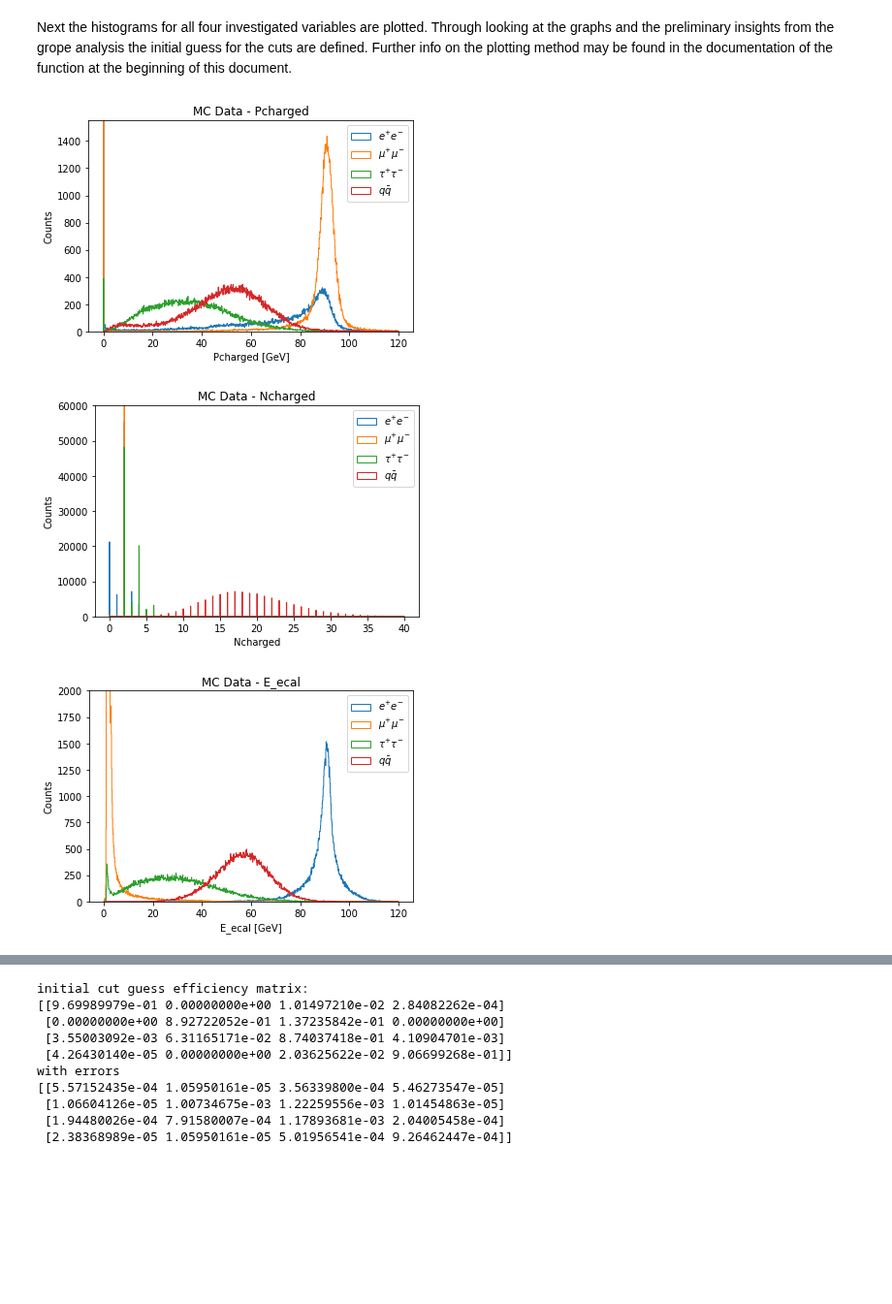
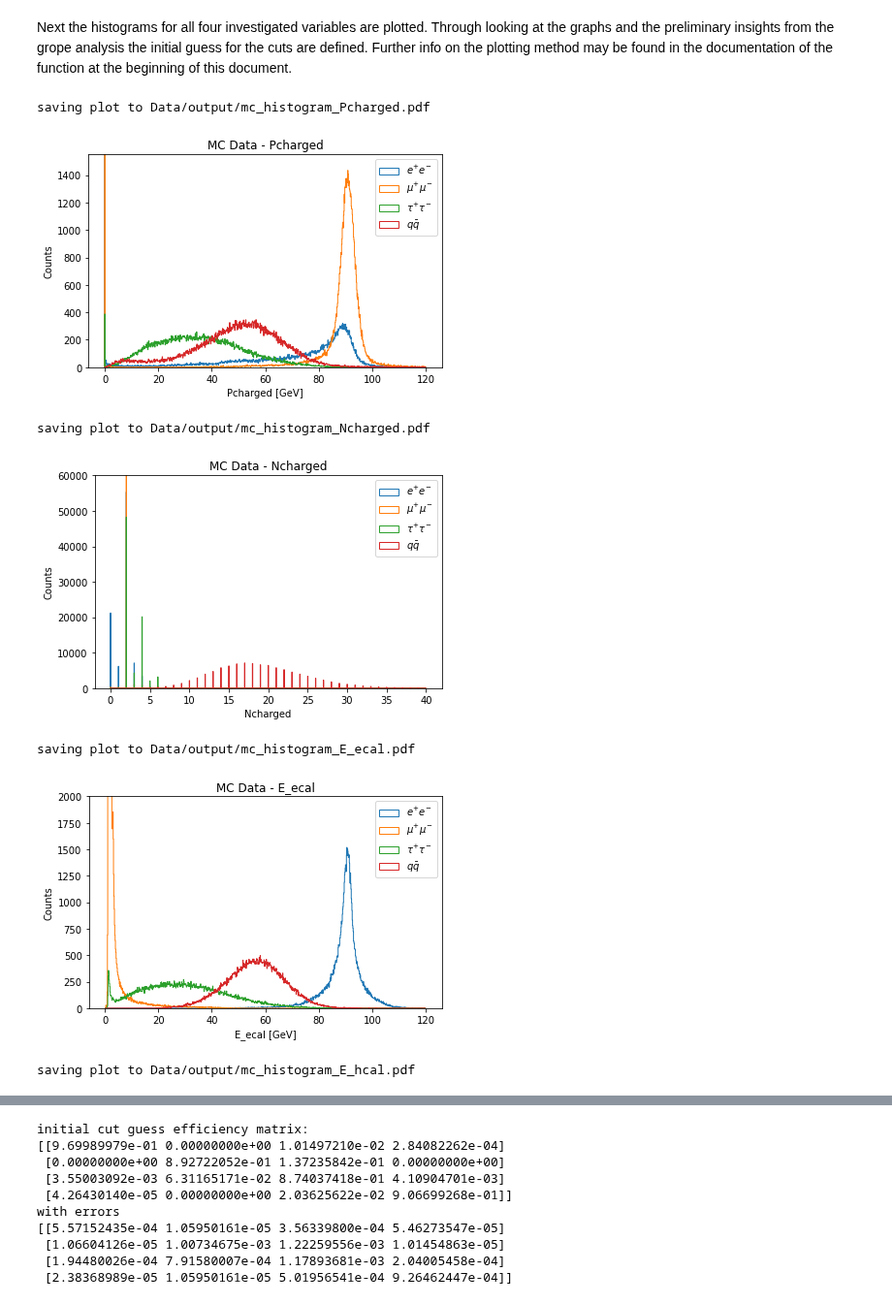
Before and after one commit to josepretel/z0-precisionmeasurement, a Jupyter notebook: 02_z0_detector_statistical_analysis_tu_fs.ipynb, the cells around one changed output, grey strips where cells are left out. Shown at 97% size. Cells and saved outputs as stored; diff of their text form; code cells hidden in the pictures; blank space fills up the shorter version.

Commit message:
add chi sqrt to legend in COM plots, save images to output folder add output data

```diff
--- a/02_z0_detector_statistical_analysis_tu_fs.ipynb
+++ b/02_z0_detector_statistical_analysis_tu_fs.ipynb
@@ -57,6 +57,7 @@ def plot_hist_of_arrays(list_of_arrays,
         plt.ylim(yrange)
     if title:
         plt.title(title)
+    plt.tight_layout()
     if path_to_save_fig:
         plt.savefig(path_to_save_fig)
         if verbose:
@@ -152,8 +153,13 @@ def plot_cme_cross_sec(energy_data,
                                        sigma=cross_section_data_error, absolute_sigma=True)
 #                                        sigma=cross_section_data_error, absolute_sigma=True)
         x_array = np.linspace(energy_data[0] - 0.3, energy_data[-1] + 0.3, 1000)
+        chi_sqrd_fit = np.sum(
+            (cross_section_data - breit_wigner_distribution(energy_data, *coeffs)) ** 2
+            / np.sqrt(cross_section_data_error) ** 2) / len(
+            cross_section_data)  # Calculate chi squared/dof for the fit
+
         plt.errorbar(x_array, breit_wigner_distribution(x_array, *coeffs), fmt='-',
-                     label='Breit Wigner fit')
+                     label=f'Breit Wigner fit: $\chi^2/$dof ={np.round(chi_sqrd_fit,2)}')
         errors_st_fit = np.sqrt(np.diag(covariance))  # determine the (uncorrelated) uncertainties of the fit parameters
         if verbose:
             print(f'info for plot: {title}')
@@ -161,16 +167,13 @@ def plot_cme_cross_sec(energy_data,
             print(f'errors of fit: {errors_st_fit}')
             print(f'covariance matrix for fit: ')
             print(covariance)
-        chi_sqrd_fit = np.sum(
-            (cross_section_data - breit_wigner_distribution(energy_data, *coeffs)) ** 2
-            / np.sqrt(cross_section_data_error) ** 2) / len(
-            cross_section_data)  # Calculate chi squared/dof for the fit
         if verbose:
             print(f'chi squared test: {chi_sqrd_fit}')
     plt.xlabel(xlabel)
     plt.ylabel(ylabel)
     plt.title(title)
     plt.legend()
+    plt.tight_layout()
     if path_to_save_fig:
         plt.savefig(path_to_save_fig)
         if verbose:
@@ -282,7 +285,8 @@ plot_hist_of_arrays(list_of_arrays=Pcharged,
                     title='MC Data - Pcharged',
                     xrange=(0, 120),
                     yrange=(0, 1550),
-                    xlabel='Pcharged [GeV]'
+                    xlabel='Pcharged [GeV]',
+                    path_to_save_fig=path_to_output_dir+'mc_histogram_Pcharged.pdf'
                     )
 plot_hist_of_arrays(list_of_arrays=Ncharged,
                     list_of_labels=decay_types_labels,
@@ -290,7 +294,8 @@ plot_hist_of_arrays(list_of_arrays=Ncharged,
                     title='MC Data - Ncharged',
                     xrange=(0, 40),
                     yrange=(0, 60000),
-                    xlabel='Ncharged'
+                    xlabel='Ncharged',
+                    path_to_save_fig=path_to_output_dir+'mc_histogram_Ncharged.pdf'
                     )
 plot_hist_of_arrays(list_of_arrays=E_ecal,
                     list_of_labels=decay_types_labels,
@@ -298,38 +303,44 @@ plot_hist_of_arrays(list_of_arrays=E_ecal,
                     title='MC Data - E_ecal',
                     xrange=(0, 120),
                     yrange=(0, 2000),
-                    xlabel='E_ecal [GeV]'
+                    xlabel='E_ecal [GeV]',
+                    path_to_save_fig=path_to_output_dir+'mc_histogram_E_ecal.pdf'
                     )
 plot_hist_of_arrays(list_of_arrays=E_hcal,
                     list_of_labels=decay_types_labels,
                     list_of_bins=[1000, 1000, 1000, 1000],
                     title='MC Data - E_hcal',
                     xrange=(0, 25),
                     yrange=(0, 2000),
-                    xlabel='E_hcal [GeV]'
+                    xlabel='E_hcal [GeV]',
+                    path_to_save_fig=path_to_output_dir+'mc_histogram_E_hcal.pdf'
                     )
 
 '''create dictionary for cuts definition'''
 cuts_initial = {'ee': {}, 'mm': {}, 'tt': {}, 'qq': {}}
 
 '''first guess cuts manually defined by looking at the graphs'''
 cuts_initial['ee'] = {'Ncharged': (0, 6),
                       'Pcharged': (0, 120),
                       'E_ecal': (70, 120),
                       'E_hcal': (0, 10)}
 cuts_initial['mm'] = {'Ncharged': (0, 6),
                       'Pcharged': (0, 120),
                       'E_ecal': (0, 15),
                       'E_hcal': (0, 10)}
 cuts_initial['tt'] = {'Ncharged': (0, 6),
                       'Pcharged': (0, 60),
                       'E_ecal': (0, 60),
                       'E_hcal': (0, 120)}
 cuts_initial['qq'] = {'Ncharged': (6, 60),
                       'Pcharged': (0, 120),
                       'E_ecal': (40, 80),
                       'E_hcal': (0, 120)}
 # %% [output]
+saving plot to Data/output/mc_histogram_Pcharged.pdf
-[figure, old version]
+[figure, new version]
+saving plot to Data/output/mc_histogram_Ncharged.pdf
-[figure, old version]
+[figure, new version]
+saving plot to Data/output/mc_histogram_E_ecal.pdf
-[figure, old version]
+[figure, new version]
+saving plot to Data/output/mc_histogram_E_hcal.pdf
```
Also changed, not shown: parts of 18 cells of this notebook, 20 other files.
